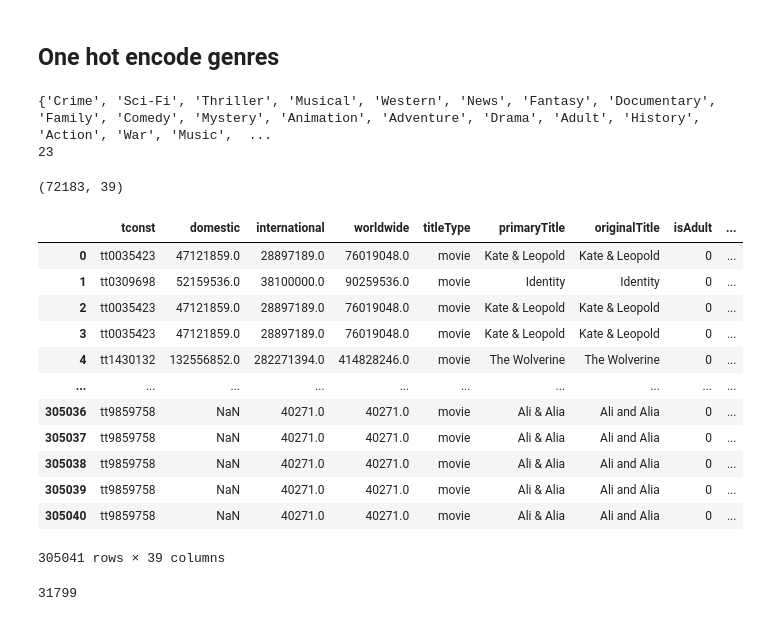
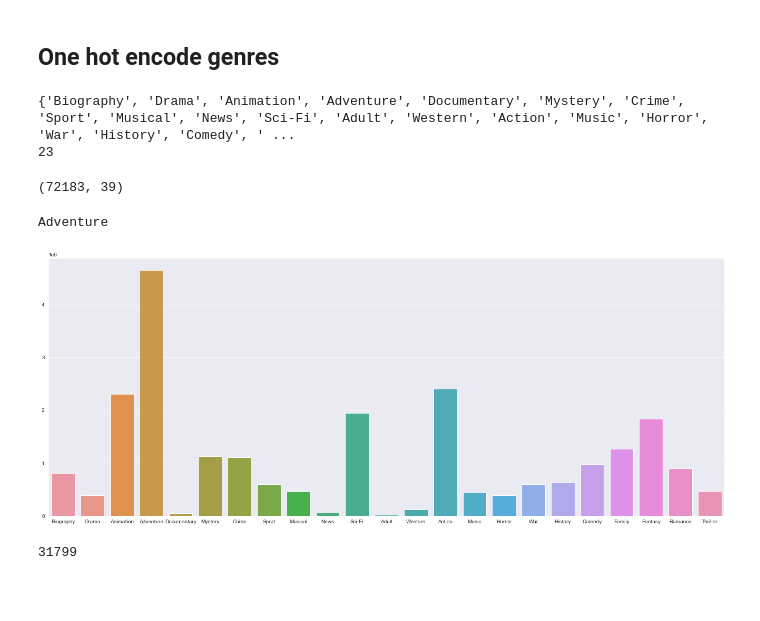
Before and after one commit to moerfii/BigDataAnalytics, a Jupyter notebook: BigDataAnalytics.ipynb, the cells around one changed output. Saved outputs shown, nothing was run; the diff lists cells and outputs as text; code cells hidden in the pictures; blank space fills up the shorter version.

```diff
--- a/BigDataAnalytics.ipynb
+++ b/BigDataAnalytics.ipynb
@@ -400,29 +401,35 @@ print(genreset)
 print(len(genreset))
 for i in genreset:
     df[i] = 0
+
+
+for index,row in enumerate(df['genres']):
+    for genre in row.split(','):
+        df.at[index,genre] = 1
 # %% [output]
-{'Crime', 'Sci-Fi', 'Thriller', 'Musical', 'Western', 'News', 'Fantasy', 'Documentary', 'Family', 'Comedy', 'Mystery', 'Animation', 'Adventure', 'Drama', 'Adult', 'History', 'Action', 'War', 'Music',  ...
+{'Biography', 'Drama', 'Animation', 'Adventure', 'Documentary', 'Mystery', 'Crime', 'Sport', 'Musical', 'News', 'Sci-Fi', 'Adult', 'Western', 'Action', 'Music', 'Horror', 'War', 'History', 'Comedy', ' ...
 23
 # %%
 df[df['startYear']>=2017].shape
 # %% [output]
 (72183, 39)
-# %%
-df
-# %% [output]
-|  | tconst | domestic | international | worldwide | titleType | primaryTitle | originalTitle | isAdult | ... |
-| 0 | tt0035423 | 47121859.0 | 28897189.0 | 76019048.0 | movie | Kate & Leopold | Kate & Leopold | 0 | ... |
-| 1 | tt0309698 | 52159536.0 | 38100000.0 | 90259536.0 | movie | Identity | Identity | 0 | ... |
-| 2 | tt0035423 | 47121859.0 | 28897189.0 | 76019048.0 | movie | Kate & Leopold | Kate & Leopold | 0 | ... |
-| 3 | tt0035423 | 47121859.0 | 28897189.0 | 76019048.0 | movie | Kate & Leopold | Kate & Leopold | 0 | ... |
-| 4 | tt1430132 | 132556852.0 | 282271394.0 | 414828246.0 | movie | The Wolverine | The Wolverine | 0 | ... |
-| ... | ... | ... | ... | ... | ... | ... | ... | ... | ... |
-| 305036 | tt9859758 | NaN | 40271.0 | 40271.0 | movie | Ali & Alia | Ali and Alia | 0 | ... |
-| 305037 | tt9859758 | NaN | 40271.0 | 40271.0 | movie | Ali & Alia | Ali and Alia | 0 | ... |
-| 305038 | tt9859758 | NaN | 40271.0 | 40271.0 | movie | Ali & Alia | Ali and Alia | 0 | ... |
-| 305039 | tt9859758 | NaN | 40271.0 | 40271.0 | movie | Ali & Alia | Ali and Alia | 0 | ... |
-| 305040 | tt9859758 | NaN | 40271.0 | 40271.0 | movie | Ali & Alia | Ali and Alia | 0 | ... |
-305041 rows × 39 columns
+# %%
+df.groupby(df['Comedy'].sort_values())['worldwide'].transform('median')
+genre_boxoffice = {}
+
+for genre in genreset:
+    genre_boxoffice[genre] = df.loc[df[genre] == 1]['worldwide'].median()
+
+import operator
+keys = list(genre_boxoffice.keys())
+print(max(genre_boxoffice.items(), key=operator.itemgetter(1))[0])
+vals = [(genre_boxoffice[k]) for k in keys]
+plt.figure(figsize=(23,9))
+sns.barplot(x=keys,y=vals)
+plt.show()
+# %% [output]
+Adventure
+[figure, added]
 # %%
 unique_tconst= df['tconst'].unique()
 best_actors = pd.read_csv("./data/top_actors.csv")
```
Also changed, not shown: parts of 2 cells of this notebook.
